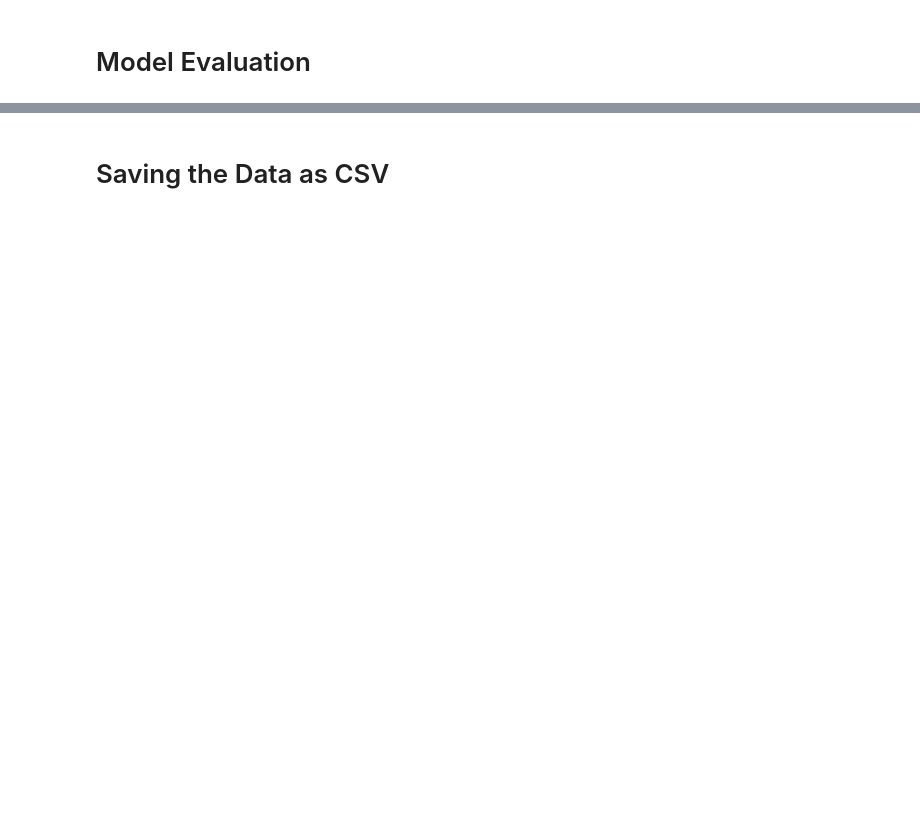
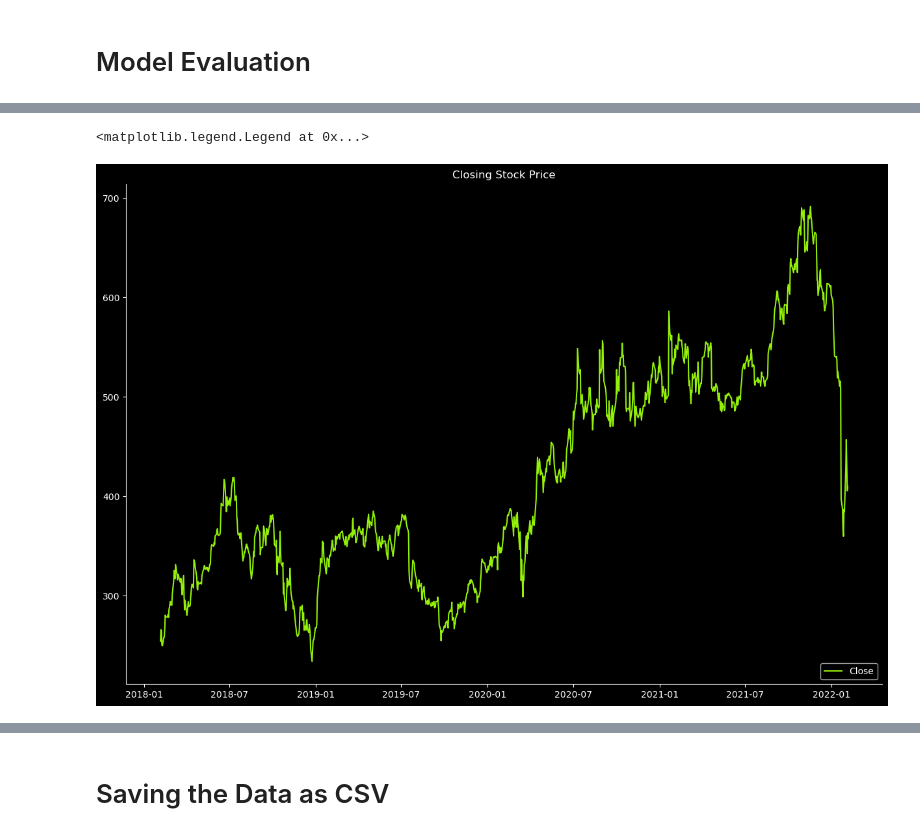
Before and after one commit to Subhajeet-Das/Netfilix-Stock-Price-prediction, a Jupyter notebook: netflix-stock-price-prediction.ipynb, the cells around one changed output, grey strips where cells are left out. Cells and saved outputs as stored; diff of their text form; code cells hidden in the pictures; blank space fills up the shorter version.

Commit message:
| Netflix Stock Price Prediction |

```diff
--- a/netflix-stock-price-prediction.ipynb
+++ b/netflix-stock-price-prediction.ipynb
@@ -37,6 +37,8 @@ df.head(10)
 | 7 | 2018-02-14 | 260.470001 | 269.880005 | 260.329987 | 266.000000 | 266.000000 | 10972000 |
 | 8 | 2018-02-15 | 270.029999 | 280.500000 | 267.630005 | 280.269989 | 280.269989 | 10759700 |
 | 9 | 2018-02-16 | 278.730011 | 281.959991 | 275.690002 | 278.519989 | 278.519989 | 8312400 |
+# %%
+viz = df.copy()
 # %% [markdown]
 # Data Preparation
 # %%
@@ -145,0 +168,2 @@ R2 Score :  0.999
+# %%
+viz['Date']=pd.to_datetime(viz['Date'],format='%Y-%m-%d')
@@ -146 +192,10 @@ R2 Score :  0.999
+# %%
+style()
+
+plt.title('Closing Stock Price', color="white")
+plt.plot(viz.Date, viz.Close, color="#94F008")
+plt.legend(["Close"], loc ="lower right", facecolor='black', labelcolor='white')
+# %% [output]
+<matplotlib.legend.Legend at 0x...>
+[figure, added]
 # %%
```
Also changed, not shown: parts of 16 cells of this notebook.
